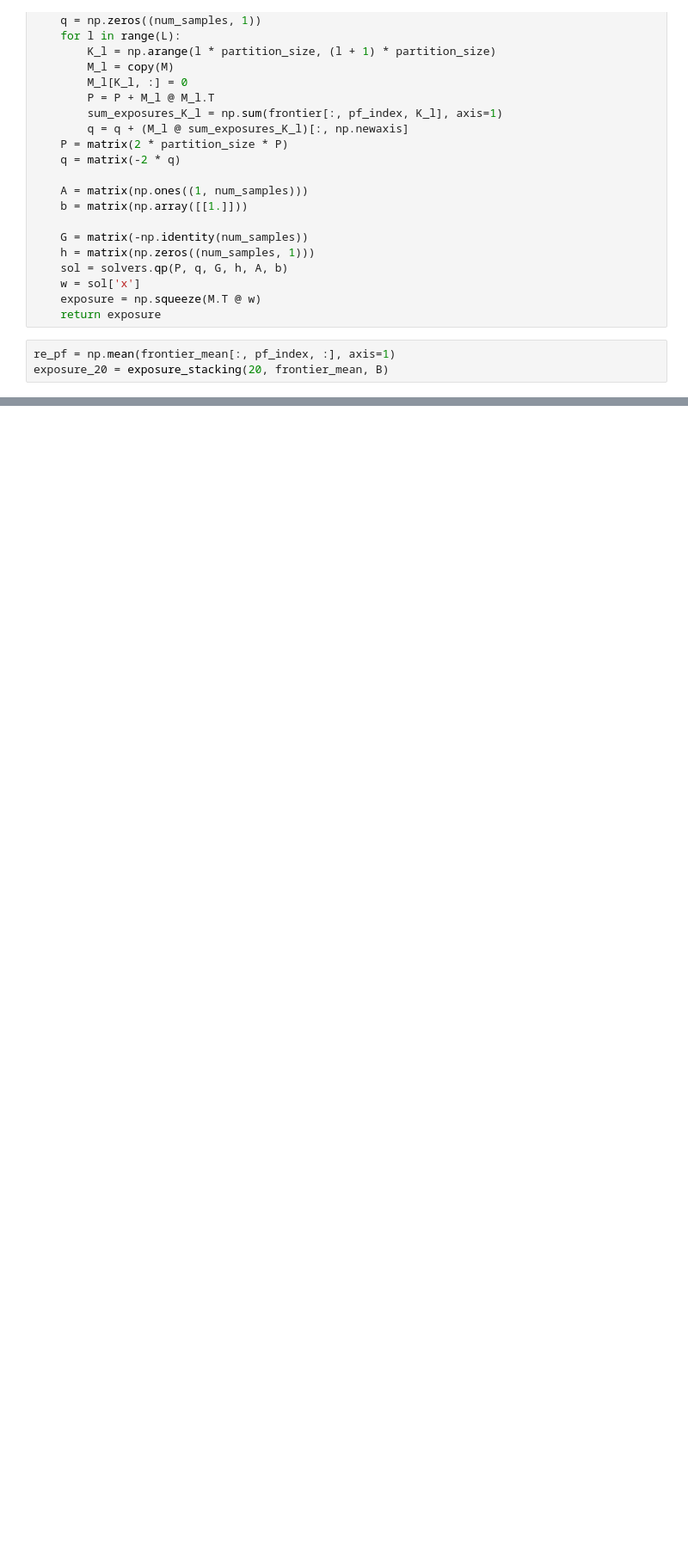
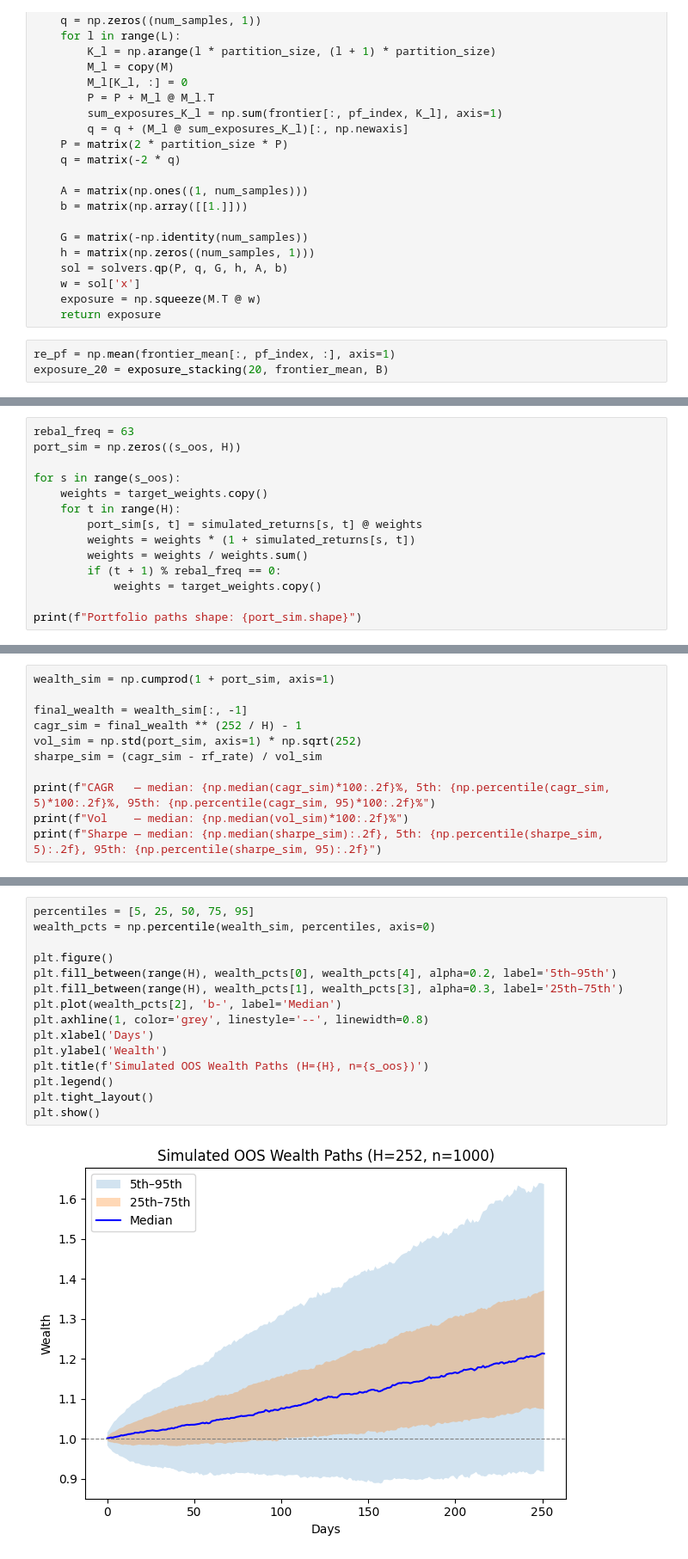
Before and after one commit to galamboslajos/Finance-Working-Files, a Jupyter notebook: Investments_2026/10_PortOpt_ParamUncertainty.ipynb, the cells around one changed output, grey strips where cells are left out. Shown at 86% size. Drawn from its saved outputs; the diff is of its cells as text; blank space fills up the shorter version.

```diff
--- a/Investments_2026/10_PortOpt_ParamUncertainty.ipynb
+++ b/Investments_2026/10_PortOpt_ParamUncertainty.ipynb
@@ -243,0 +283,14 @@ np.round(performance, 4)
+# %%
+rebal_freq = 63
+port_sim = np.zeros((s_oos, H))
+
+for s in range(s_oos):
+    weights = target_weights.copy()
+    for t in range(H):
+        port_sim[s, t] = simulated_returns[s, t] @ weights
+        weights = weights * (1 + simulated_returns[s, t])
+        weights = weights / weights.sum()
+        if (t + 1) % rebal_freq == 0:
+            weights = target_weights.copy()
+
+print(f"Portfolio paths shape: {port_sim.shape}")
@@ -243,0 +299,11 @@ np.round(performance, 4)
+# %%
+wealth_sim = np.cumprod(1 + port_sim, axis=1)
+
+final_wealth = wealth_sim[:, -1]
+cagr_sim = final_wealth ** (252 / H) - 1
+vol_sim = np.std(port_sim, axis=1) * np.sqrt(252)
+sharpe_sim = (cagr_sim - rf_rate) / vol_sim
+
+print(f"CAGR   — median: {np.median(cagr_sim)*100:.2f}%, 5th: {np.percentile(cagr_sim, 5)*100:.2f}%, 95th: {np.percentile(cagr_sim, 95)*100:.2f}%")
+print(f"Vol    — median: {np.median(vol_sim)*100:.2f}%")
+print(f"Sharpe — median: {np.median(sharpe_sim):.2f}, 5th: {np.percentile(sharpe_sim, 5):.2f}, 95th: {np.percentile(sharpe_sim, 95):.2f}")
@@ -243,0 +314,17 @@ np.round(performance, 4)
+# %%
+percentiles = [5, 25, 50, 75, 95]
+wealth_pcts = np.percentile(wealth_sim, percentiles, axis=0)
+
+plt.figure()
+plt.fill_between(range(H), wealth_pcts[0], wealth_pcts[4], alpha=0.2, label='5th–95th')
+plt.fill_between(range(H), wealth_pcts[1], wealth_pcts[3], alpha=0.3, label='25th–75th')
+plt.plot(wealth_pcts[2], 'b-', label='Median')
+plt.axhline(1, color='grey', linestyle='--', linewidth=0.8)
+plt.xlabel('Days')
+plt.ylabel('Wealth')
+plt.title(f'Simulated OOS Wealth Paths (H={H}, n={s_oos})')
+plt.legend()
+plt.tight_layout()
+plt.show()
+# %% [output]
+[figure, added]
```
Also changed, not shown: parts of 12 cells of this notebook.
